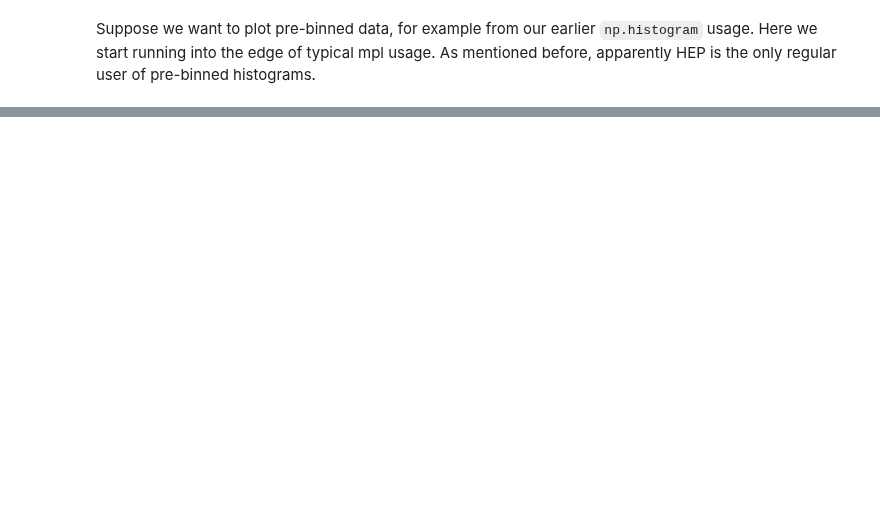
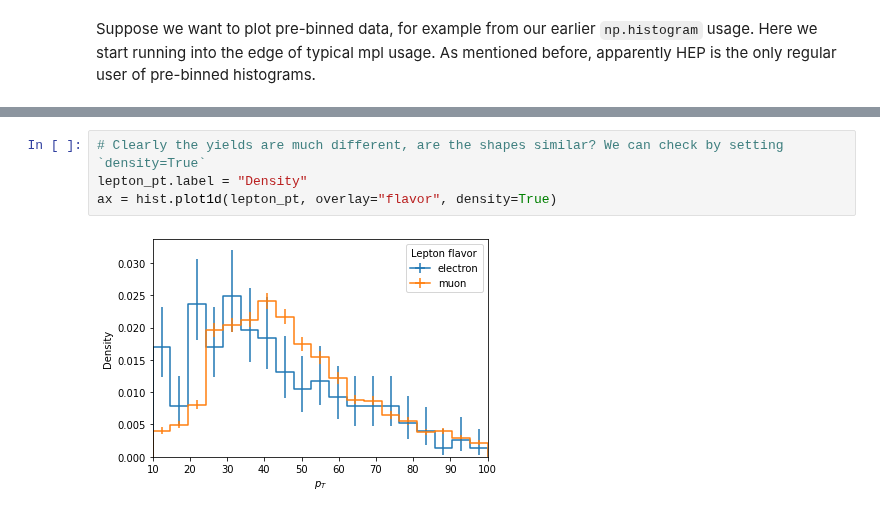
Before and after one commit to CoffeaTeam/coffea, a Jupyter notebook: binder/histograms.ipynb, the cells around one changed output, grey strips where cells are left out. Drawn from its saved outputs; the diff is of its cells as text; blank space fills up the shorter version.

```diff
--- a/binder/histograms.ipynb
+++ b/binder/histograms.ipynb
@@ -303,0 +408,6 @@ ax.set_xlim(-10, 10)
+# %%
+# Clearly the yields are much different, are the shapes similar? We can check by setting `density=True`
+lepton_pt.label = "Density"
+ax = hist.plot1d(lepton_pt, overlay="flavor", density=True)
+# %% [output]
+[figure, added]
```
Also changed, not shown: parts of 39 cells of this notebook, 4 other files.
